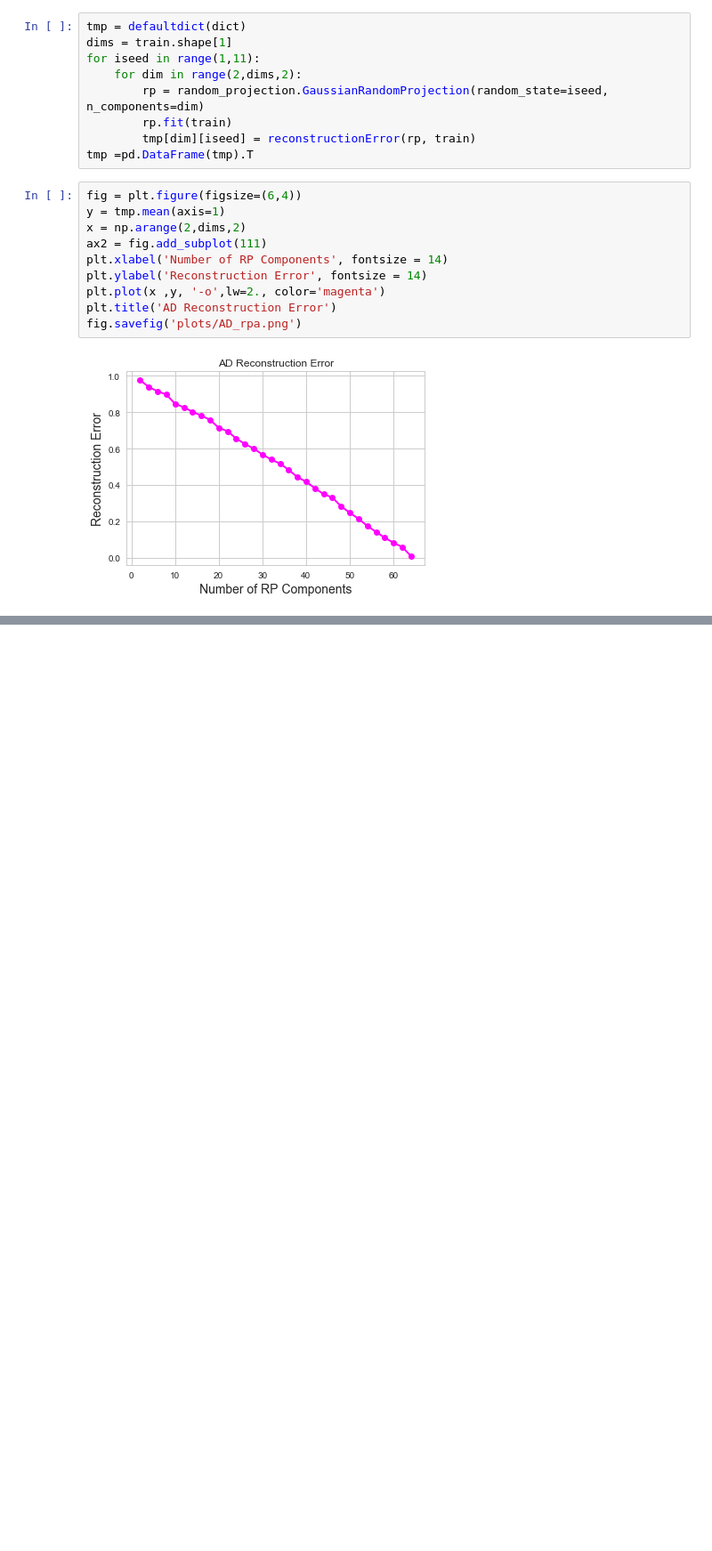
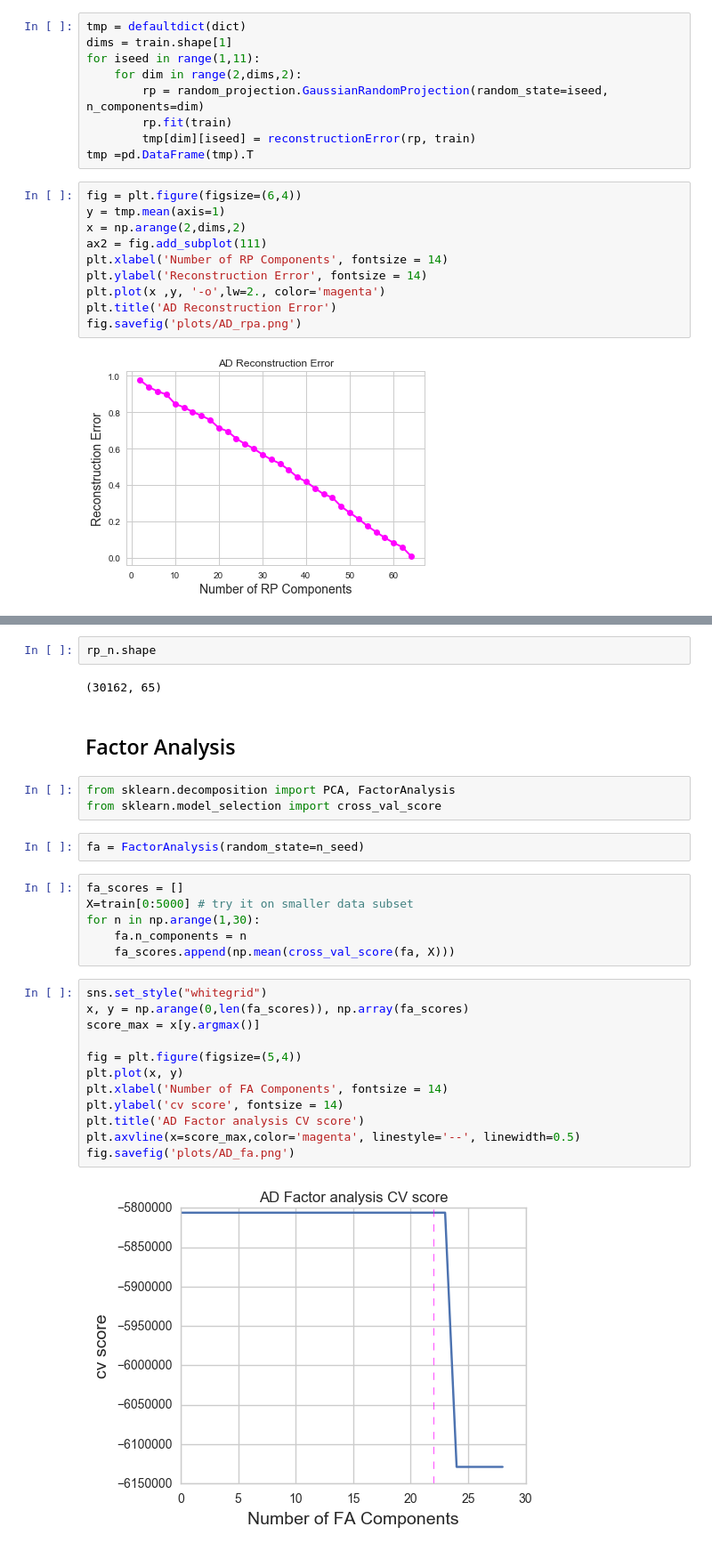
Before and after one commit to truzmeto/UnsupervisedLearning, a Jupyter notebook: AD.ipynb, the cells around one changed output, grey strips where cells are left out. Shown: that part at 89% size. Cells and saved outputs as stored; diff of their text form; blank space fills up the shorter version.

```diff
--- a/AD.ipynb
+++ b/AD.ipynb
@@ -473,0 +458,31 @@ Kpca = KernelPCA(n_components=None,
+# %%
+rp_n.shape
+# %% [output]
+(30162, 65)
+# %% [markdown]
+## Factor Analysis
+# %%
+from sklearn.decomposition import PCA, FactorAnalysis
+from sklearn.model_selection import cross_val_score
+# %%
+fa = FactorAnalysis(random_state=n_seed)
+# %%
+fa_scores = []
+X=train[0:5000] # try it on smaller data subset
+for n in np.arange(1,30):
+    fa.n_components = n
+    fa_scores.append(np.mean(cross_val_score(fa, X)))
+# %%
+sns.set_style("whitegrid")
+x, y = np.arange(0,len(fa_scores)), np.array(fa_scores)
+score_max = x[y.argmax()]
+
+fig = plt.figure(figsize=(5,4))
+plt.plot(x, y)
+plt.xlabel('Number of FA Components', fontsize = 14)
+plt.ylabel('cv score', fontsize = 14)
+plt.title('AD Factor analysis CV score')
+plt.axvline(x=score_max,color='magenta', linestyle='--', linewidth=0.5)
+fig.savefig('plots/AD_fa.png')
+# %% [output]
+[figure, added]
```
Also changed, not shown: parts of 7 cells of this notebook, 2 other files.
